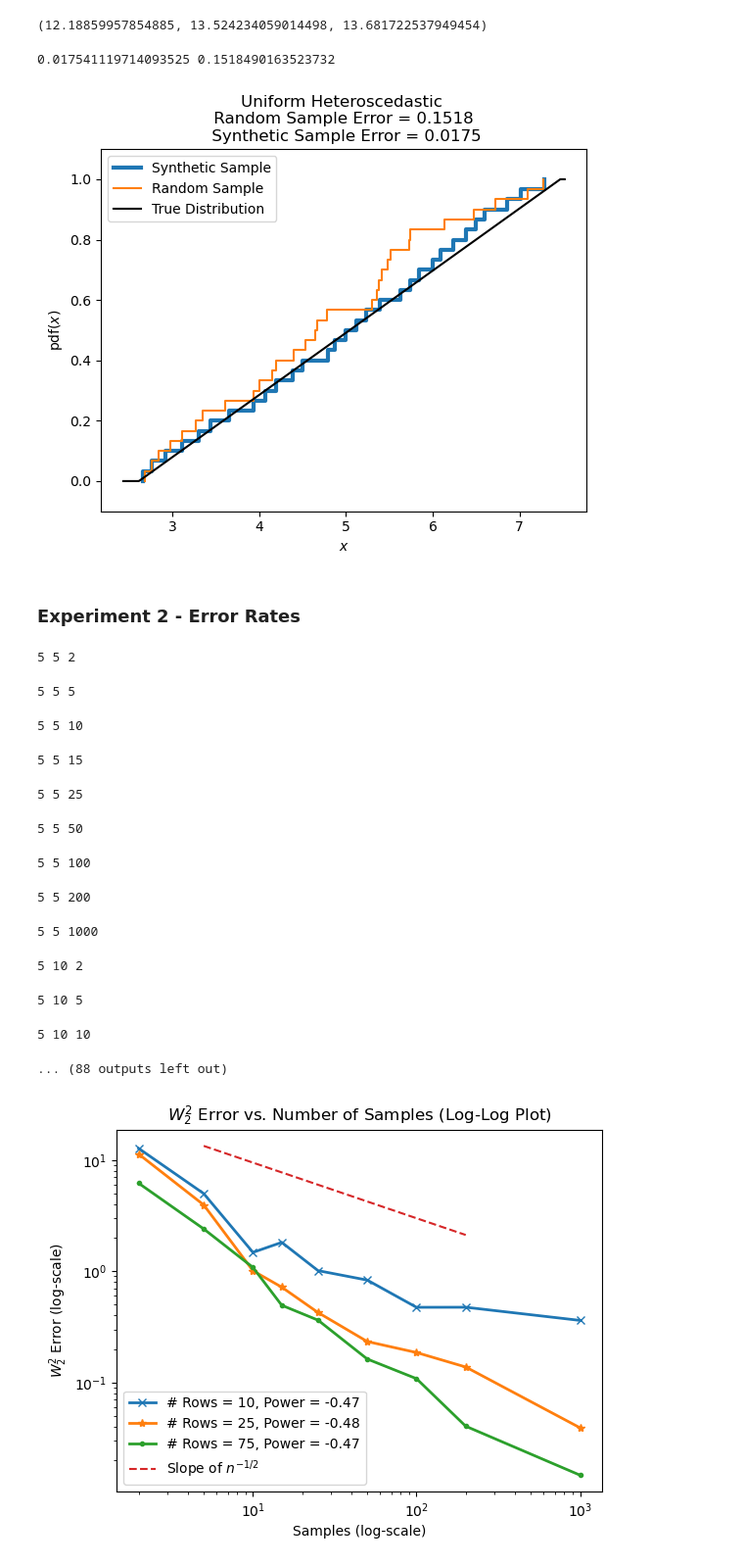
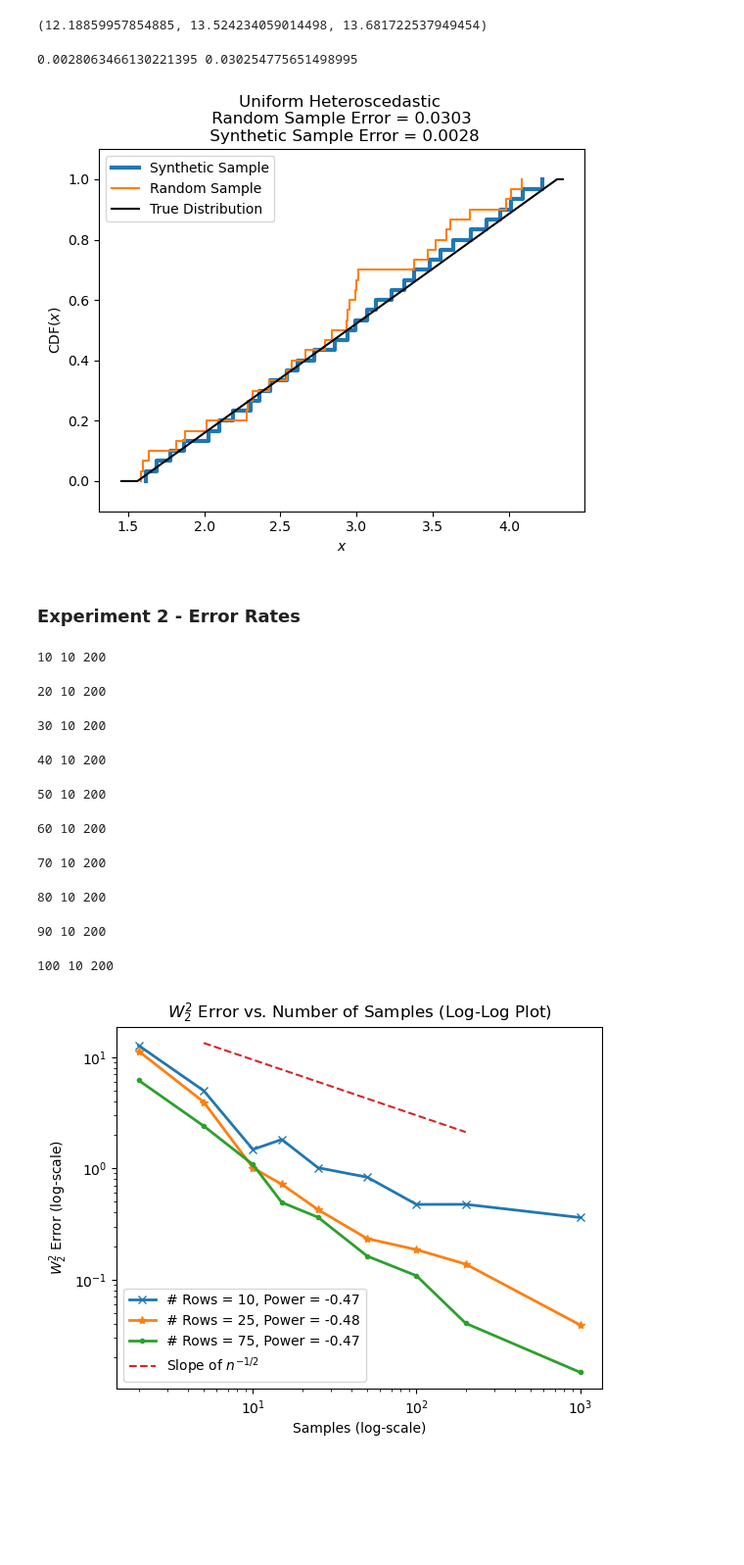
Before and after one commit to jacobf18/Dist-NN, a Jupyter notebook: nearest_neighbors.ipynb, the cells around one changed output. Shown at 98% size. Cells and saved outputs as stored; diff of their text form; code cells hidden in the pictures; blank space fills up the shorter version.

```diff
--- a/nearest_neighbors.ipynb
+++ b/nearest_neighbors.ipynb
@@ -344,8 +346,8 @@ N = 20
 n = 30
 
 mean_rows = np.random.uniform(-5,5,M)
-std_cols = np.random.uniform(1,5,N)
-# std_cols = np.ones(N)
+# std_cols = np.random.uniform(1,5,N)
+std_cols = np.ones(N)
 data_table = np.zeros((M, N, n))
 data_table_dict = {}
 true_dists = {}
@@ -420,60 +423,61 @@ est_dist = estimate_fast(data_table, mask, 0,0, d, eta)
 # x_max = max(np.max(data_table[0,0]), np.max(est_dist))
 
 # plt.hist(data_table[0,0], density = True, alpha = 0.8)
 # plt.hist(est_dist, density = True, alpha = 0.8)
 # plt.ecdf(data_table[0,0])
 plt.ecdf(est_dist, linewidth=3)
 for _ in range(1):
     # data = np.random.uniform(mean_rows[0], mean_rows[0] + std_cols[0], n)
     data = data_table[0,0]
     plt.ecdf(data)
 
 est_error = wasserstein2(empirical_quantile(est_dist), true_dists[0,0])
 true_error = wasserstein2(empirical_quantile(data_table[0,0]), true_dists[0,0])
 
 x_min, x_max = plt.gca().get_xlim()
 
 x = np.linspace(x_min, x_max, num = 1000)
 y = scipy.stats.uniform.cdf(x, mean_rows[0], std_cols[0])
 
 plt.plot(x,y, '-', c='k')
 # plt.legend(["Synthetic Sample"] + [f"Random Sample {i + 1}" for i in range(2)] + ["True Distribution"])
 plt.legend(["Synthetic Sample", "Random Sample", "True Distribution"])
 plt.title(f"Uniform Heteroscedastic \n Random Sample Error = {true_error:.4f} \n Synthetic Sample Error = {est_error:.4f}")
 # plt.title(f"CDF of DNN Synthetic vs Random Sample\n{n} Samples")
 plt.xlabel("$x$")
-plt.ylabel("pdf($x$)")
+plt.ylabel("CDF($x$)")
 plt.ylim([-0.1,1.1])
 plt.savefig(f"figures/denoising-unif-diff-var-cdf-samples-{n}-more-random.pdf", bbox_inches="tight")
 
 print(est_error, true_error)
 # %% [output]
-0.017541119714093525 0.1518490163523732
+0.0028063466130221395 0.030254775651498995
-[figure, old version]
+[figure, new version]
 # %% [markdown]
 ### Experiment 2 - Error Rates
 # %%
-errors = {}
+errors_2 = {}
 
-cols = [5, 10, 25, 50, 75]
-rows = [5, 10, 25, 50, 75]
-n_runs = 20
-samples = [2, 5, 10, 15, 25, 50, 100, 200, 1000]
+# cols = [5, 10, 25, 50, 75]
+# rows = [5, 10, 25, 50, 75]
+# n_runs = 20
+# samples = [2, 5, 10, 15, 25, 50, 100, 200, 1000]
+n_runs = 50
+cols = [10]
+rows = [10, 20, 30, 40, 50, 60, 70, 80, 90, 100]
+samples = [200]
 
-for M, N, n in product(cols, rows, samples):
+for M, N, n in product(rows, cols, samples):
     print(M, N, n)
-    errors[(M, N, n)] = simulate_nn_location_scale(M, N, n, n_runs)
+    errors_2[(M, N, n)] = simulate_nn_location_scale(M, N, n, n_runs)
 # %% [output]
-5 5 2
+10 10 200
-5 5 5
+20 10 200
-5 5 10
+30 10 200
-5 5 15
+40 10 200
-5 5 25
+50 10 200
-5 5 50
+60 10 200
-5 5 100
+70 10 200
-5 5 200
+80 10 200
-5 5 1000
+90 10 200
-5 10 2
+100 10 200
-5 10 5
-5 10 10
-... (88 outputs left out)
```
Also changed, not shown: parts of 11 cells of this notebook, 1 other file.
